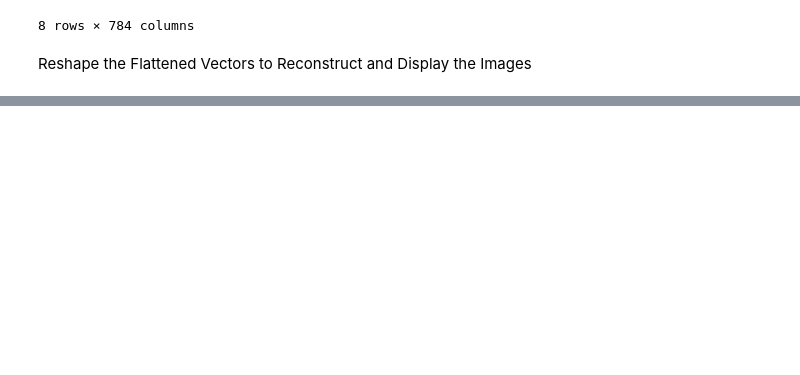
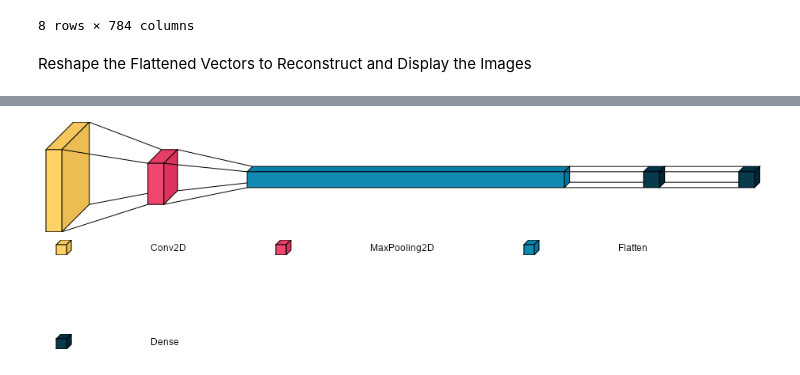
Before and after one commit to saraalbagory/ml-project, a Jupyter notebook: alphabet_classfication.ipynb, the cells around one changed output, grey strips where cells are left out. Saved outputs shown, nothing was run; the diff lists cells and outputs as text; code cells hidden in the pictures; blank space fills up the shorter version.

Commit message:
adding cnn models

```diff
--- a/alphabet_classfication.ipynb
+++ b/alphabet_classfication.ipynb
@@ -143,0 +147,6 @@ model.fit(image_train_2d,label_train)
+# %%
+from keras import utils as utils
+#from tensorflow.keras.utils import to_categorical
+
+label_train_onehot = utils.to_categorical(label_train, num_classes=26)
+label_val_onehot = utils.to_categorical(label_val, num_classes=26)
@@ -143,0 +155,4 @@ model.fit(image_train_2d,label_train)
+# %%
+image_train_2d_tf = image_train.reshape(-1, 28, 28, 1)
+image_val_2d_tf = image_val.reshape(-1, 28, 28, 1)
+image_test_2d_tf = image_test.reshape(-1, 28, 28, 1)
@@ -143,0 +161,17 @@ model.fit(image_train_2d,label_train)
+# %%
+import tensorflow as tf
+from tensorflow import keras
+from sklearn.metrics import confusion_matrix, f1_score, classification_report
+import numpy as np
+import matplotlib.pyplot as plt
+
+model1 = (keras.Sequential([
+    keras.layers.Conv2D(32, (3, 3), activation='relu', input_shape=(28, 28, 1)),
+    keras.layers.MaxPooling2D((2, 2)),
+    keras.layers.Flatten(),
+    keras.layers.Dense(128, activation='relu'),
+    keras.layers.Dense(26, activation='softmax')
+]))
+model1.compile(optimizer='adam', loss='categorical_crossentropy', metrics=['accuracy'])
+# %%
+history1 = model1.fit(image_train_2d_tf, label_train_onehot, validation_data=(image_val_2d_tf, label_val_onehot), epochs=20,batch_size=512)
@@ -143,0 +217,7 @@ model.fit(image_train_2d,label_train)
+# %%
+import visualkeras
+from PIL import ImageFont
+font = ImageFont.truetype("arial.ttf", 12)
+visualkeras.layered_view(model1, legend=True, font=font,spacing=100)
+# %% [output]
+[figure, added]
```
Also changed, not shown: parts of 14 cells of this notebook.
